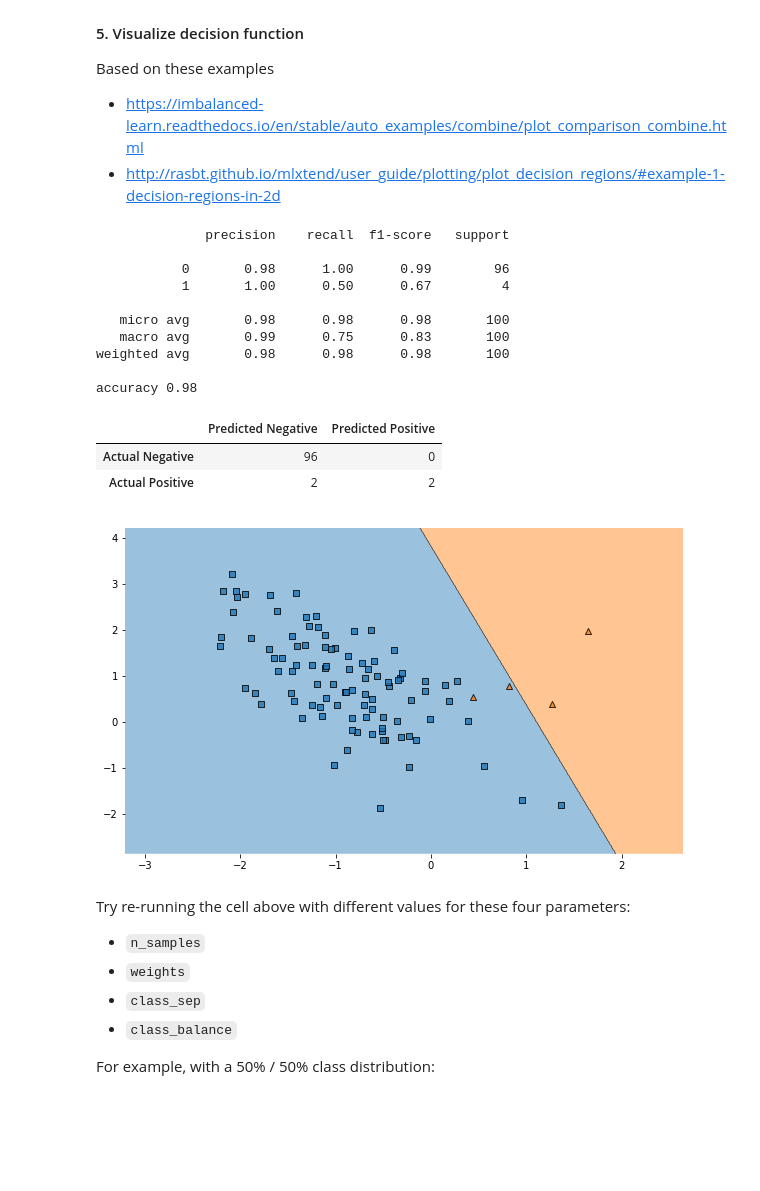
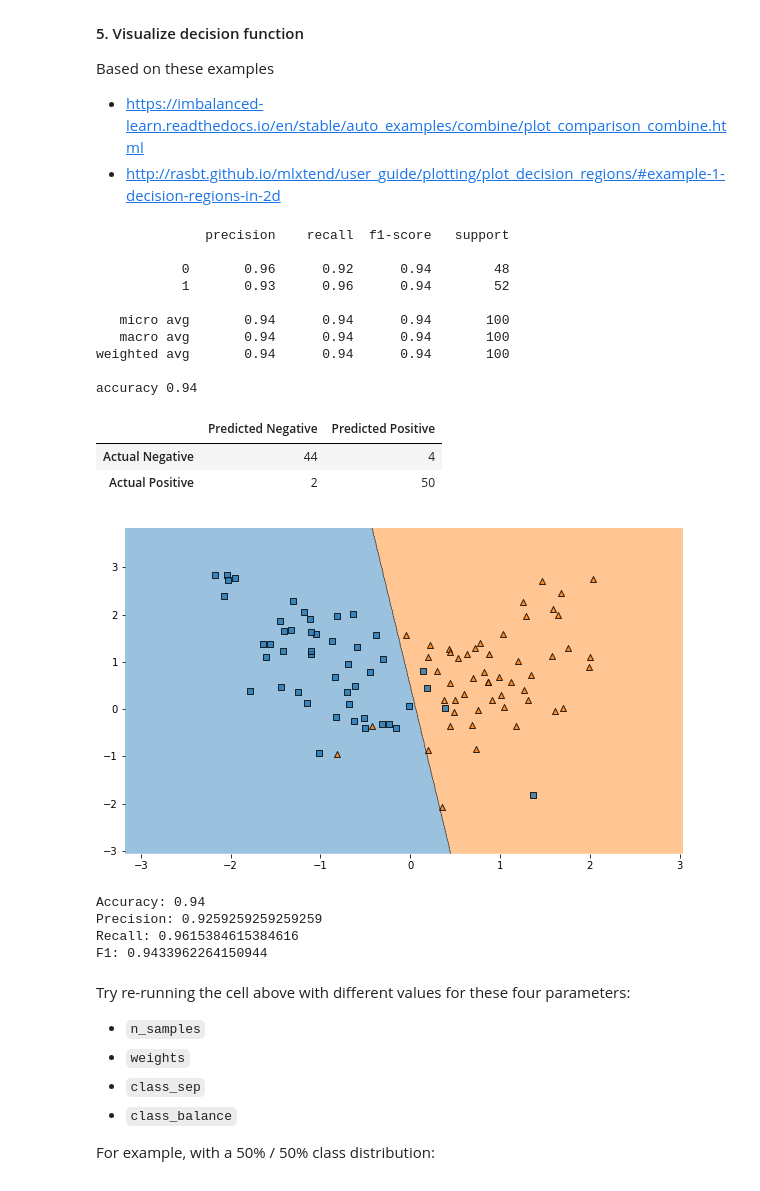
Before and after one commit to LambdaSchool/DS-Unit-2-Sprint-3-Classification-Validation, a Jupyter notebook: module3-classification-metrics/LS_DS_233_Classification_Metrics_Imbalanced_Classes.ipynb, the cells around one changed output. Drawn from its saved outputs; the diff is of its cells as text; code cells hidden in the pictures; blank space fills up the shorter version.

Commit message:
Experimented with synthetic data parameters. Worked more with bank data

```diff
--- a/module3-classification-metrics/LS_DS_233_Classification_Metrics_Imbalanced_Classes.ipynb
+++ b/module3-classification-metrics/LS_DS_233_Classification_Metrics_Imbalanced_Classes.ipynb
@@ -318,0 +379,19 @@ F1: 0.4477496619663899
+# %%
+# trying with different features
+
+features = ["cons.price.idx", "nr.employed", "euribor3m", "emp.var.rate", "pdays"]
+
+# Assign to X, y
+X = bank[features]
+y = bank['y'] == 'yes'
+
+# Split Train, Test
+X_train, X_test, y_train, y_test = train_test_split(
+    X, y, test_size=0.2, random_state=42, stratify=y)
+
+# Make pipeline
+pipeline = make_pipeline(
+    ce.OneHotEncoder(use_cat_names=True),
+    StandardScaler(),
+    LogisticRegression(solver='lbfgs', max_iter=1000)
+)
@@ -391,8 +501,9 @@ from mlxtend.plotting import plot_decision_regions
 
 # Try re-running the cell with different values for these parameters
 n_samples = 1000
-weights = (0.95, 0.05)
+weights = (0.5, 0.5)
 class_sep = 0.8
+class_balance = None
 
 X, y = make_classification(n_samples=n_samples, n_features=2, n_informative=2,
                            n_redundant=0, n_repeated=0, n_classes=2,
@@ -409,43 +520,50 @@ X_train, X_val, X_test, y_train, y_val, y_test = train_validation_test_split(
 
 # 3. Fit model
 
 # Try re-running the cell with different values for this parameter
 class_weight = None
 
-model = LogisticRegression(solver='lbfgs', class_weight=class_weight)
+model = LogisticRegression(solver='lbfgs', class_weight="balanced")
 model.fit(X_train, y_train)
 
 
 # 4. Evaluate model
 
 y_pred = model.predict(X_val)
 print(classification_report(y_val, y_pred))
 print('accuracy', accuracy_score(y_val, y_pred))
 display(pd.DataFrame(
     confusion_matrix(y_val, y_pred),
     columns=['Predicted Negative', 'Predicted Positive'],
     index=['Actual Negative', 'Actual Positive']))
 
 
 # 5. Visualize decision regions
 
 plt.figure(figsize=(10, 6))
 plot_decision_regions(X_val, y_val, model, legend=0);
 # %% [output]
               precision    recall  f1-score   support
 
-           0       0.98      1.00      0.99        96
-           1       1.00      0.50      0.67         4
+           0       0.96      0.92      0.94        48
+           1       0.93      0.96      0.94        52
 
-   micro avg       0.98      0.98      0.98       100
-   macro avg       0.99      0.75      0.83       100
-weighted avg       0.98      0.98      0.98       100
+   micro avg       0.94      0.94      0.94       100
+   macro avg       0.94      0.94      0.94       100
+weighted avg       0.94      0.94      0.94       100
 
-accuracy 0.98
+accuracy 0.94
 |  | Predicted Negative | Predicted Positive |
-| Actual Negative | 96 | 0 |
-| Actual Positive | 2 | 2 |
+| Actual Negative | 44 | 4 |
+| Actual Positive | 2 | 50 |
-[figure, old version]
+[figure, new version]
+# %%
+APRF(y_val, y_pred)
+# %% [output]
+Accuracy: 0.94
+Precision: 0.9259259259259259
+Recall: 0.9615384615384616
+F1: 0.9433962264150944
 # %% [markdown]
 Try re-running the cell above with different values for these four parameters:
 - `n_samples`
```
Also changed, not shown: parts of 13 cells of this notebook.
